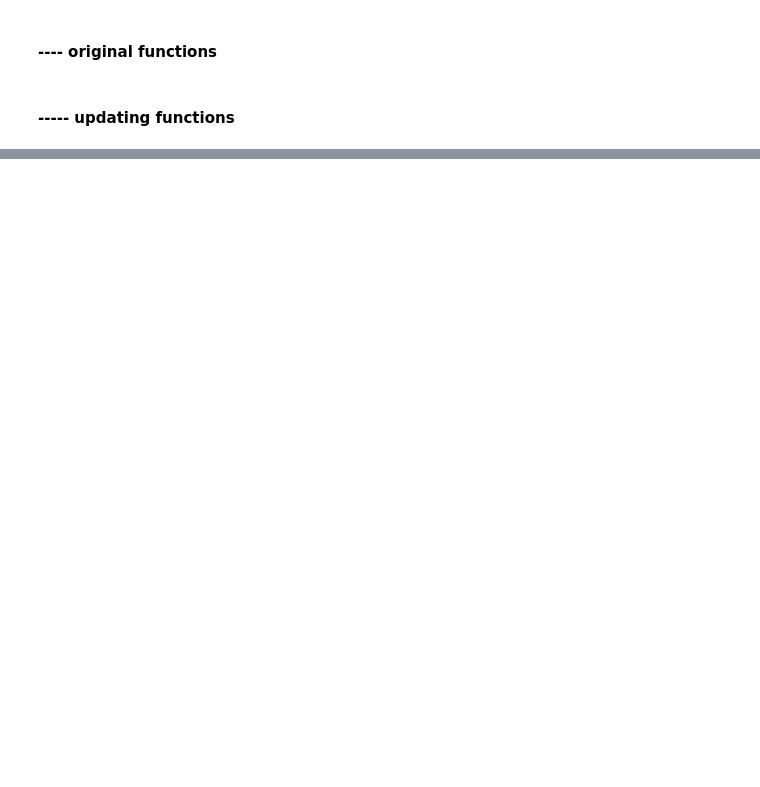
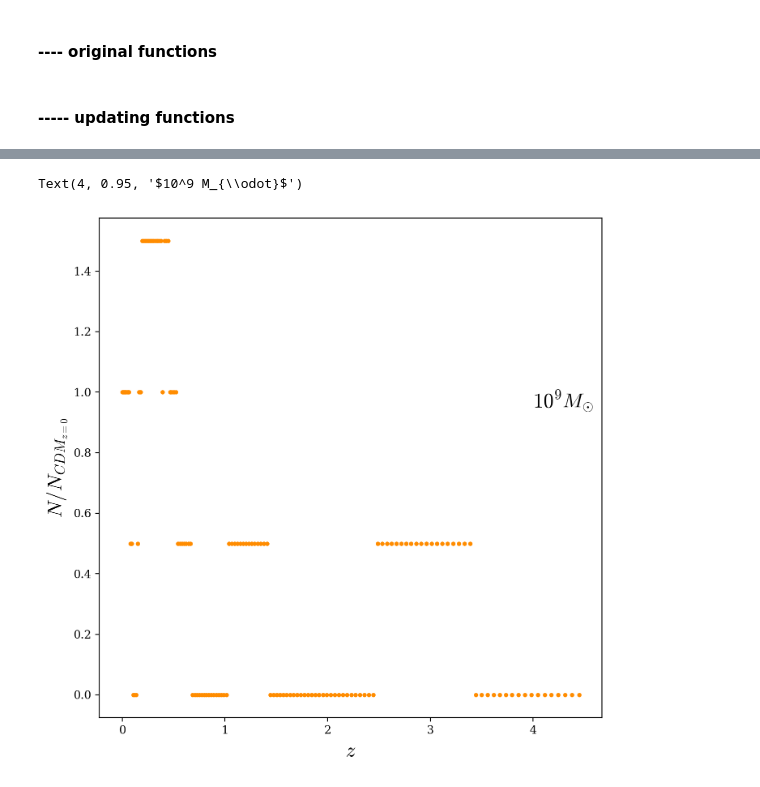
Before and after one commit to theotherlogan/nsbp-2023, a Jupyter notebook: notebooks/hmf_ratios.ipynb, the cells around one changed output, grey strips where cells are left out. Cells and saved outputs as stored; diff of their text form; code cells hidden in the pictures; blank space fills up the shorter version.

```diff
--- a/notebooks/hmf_ratios.ipynb
+++ b/notebooks/hmf_ratios.ipynb
@@ -89,0 +138,10 @@ r_new, z_new = get_ratio_relative_z(wdm, 1e9)
+# %%
+r, z = get_relative_number(wdm, 1e9)
+plt.figure(figsize=(8,8))
+plt.scatter(z, r, s=8, c='darkorange', label='CDM')
+plt.xlabel(r'$z$', fontsize=18)
+plt.ylabel(r'$N/N_{CDM_{z=0}}$', fontsize=18)
+plt.text(4, 0.95, r'$10^9 M_{\odot}$', fontsize=18)
+# %% [output]
+Text(4, 0.95, '$10^9 M_{\\odot}$')
+[figure, added]
```
Also changed, not shown: parts of 4 cells of this notebook.
